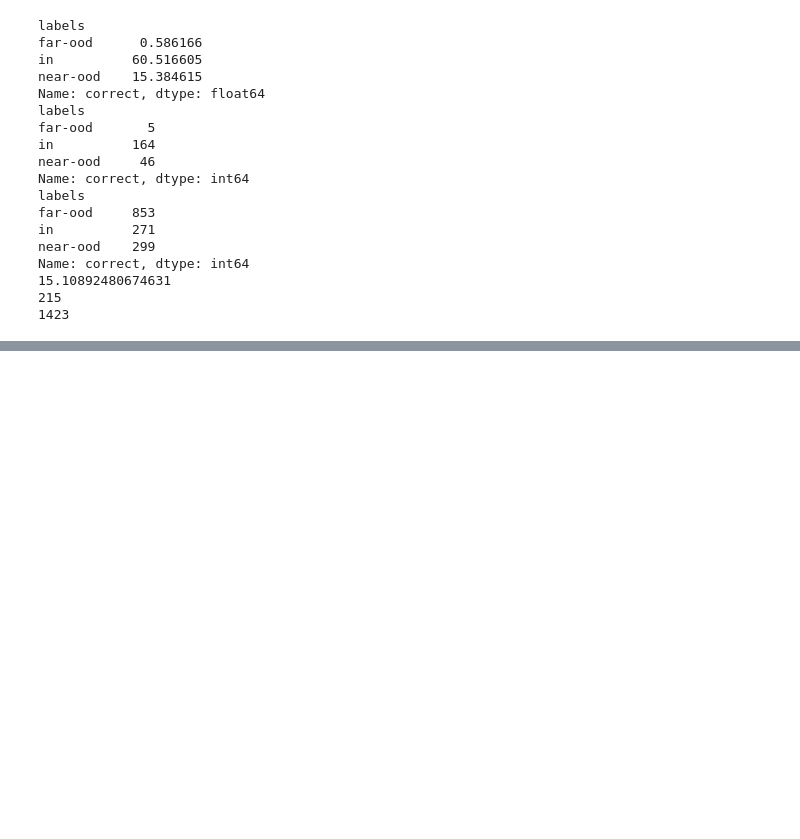
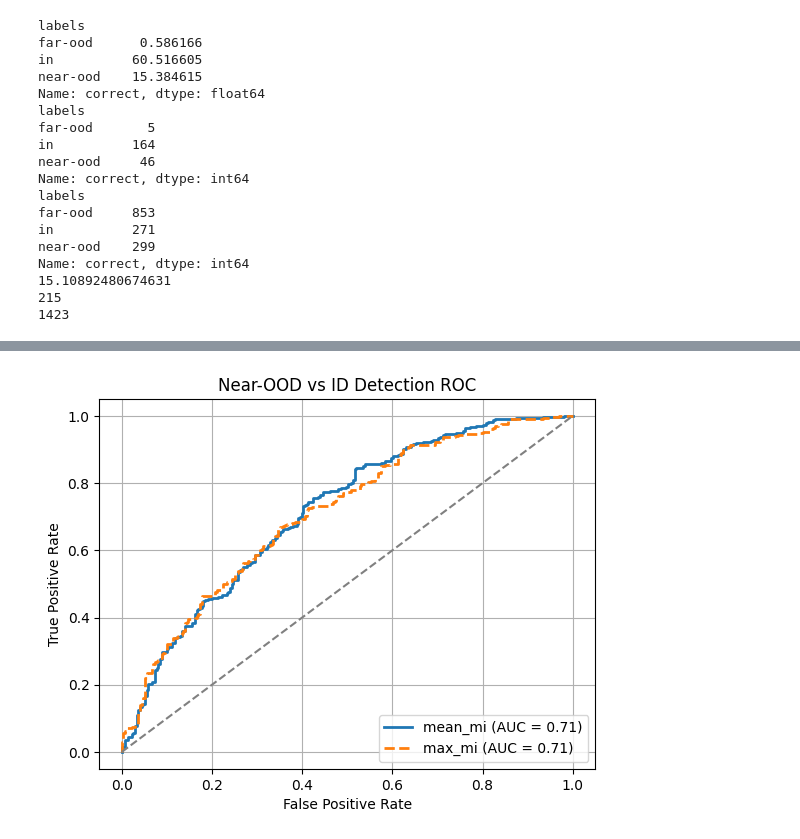
Before and after one commit to dries02/cbqa-ood, a Jupyter notebook: notebooks/results.ipynb, the cells around one changed output, grey strips where cells are left out. Drawn from its saved outputs; the diff is of its cells as text; code cells hidden in the pictures; blank space fills up the shorter version.

```diff
--- a/notebooks/results.ipynb
+++ b/notebooks/results.ipynb
@@ -181,0 +240,26 @@ Name: correct, dtype: int64
+# %%
+mask = df["labels"].isin(["in", "near-ood"])
+y_true = (df.loc[mask, "labels"] == "near-ood").astype(int)
+
+y_score1 = df.loc[mask, "mean_mi"].to_numpy()
+fpr1, tpr1, _ = roc_curve(y_true, y_score1)
+roc_auc1     = auc(fpr1, tpr1)
+
+y_score2 = df.loc[mask, "max_mi"].to_numpy()
+fpr2, tpr2, _ = roc_curve(y_true, y_score2)
+roc_auc2     = auc(fpr2, tpr2)
+
+plt.plot(fpr1, tpr1, label=f"mean_mi (AUC = {roc_auc1:.2f})", linewidth=2)
+plt.plot(fpr2, tpr2, label=f"max_mi (AUC = {roc_auc2:.2f})", linestyle="--", linewidth=2)
+
+# chance line
+plt.plot([0,1], [0,1], "--", color="gray")
+
+plt.xlabel("False Positive Rate")
+plt.ylabel("True Positive Rate")
+plt.title("Near-OOD vs ID Detection ROC")
+plt.legend(loc="lower right")
+plt.grid(True)
+plt.show()
+# %% [output]
+[figure, added]
```
Also changed, not shown: parts of 6 cells of this notebook, 5 other files.
